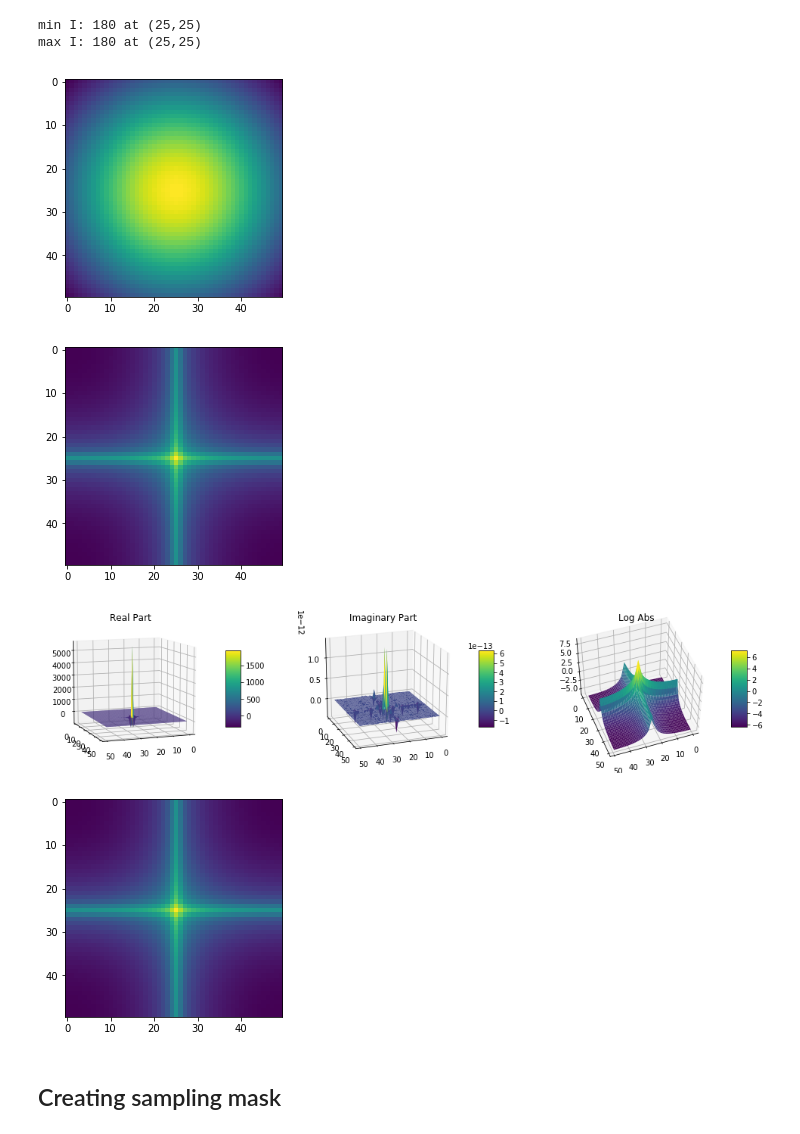
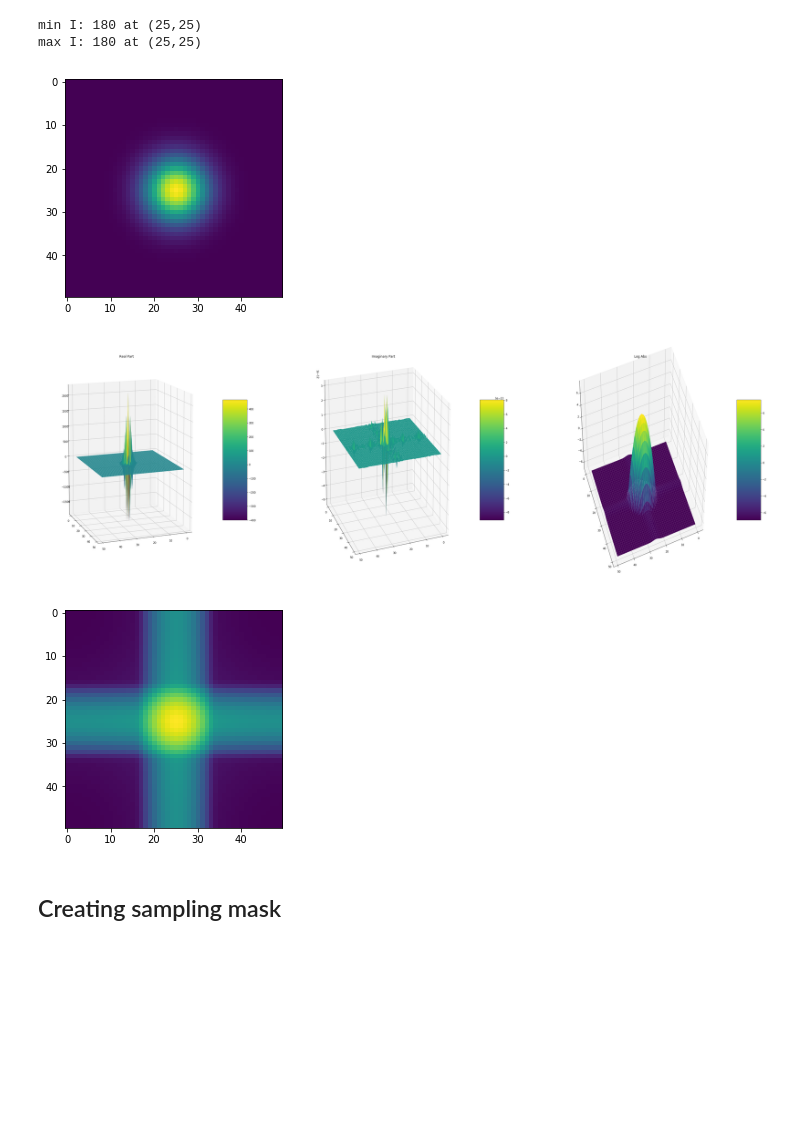
Before and after one commit to lerkoah/BayesianInterferometryIDS, a Jupyter notebook: src/main_bay_int.ipynb, the cells around one changed output. Saved outputs shown, nothing was run; the diff lists cells and outputs as text; code cells hidden in the pictures; blank space fills up the shorter version.

```diff
--- a/src/main_bay_int.ipynb
+++ b/src/main_bay_int.ipynb
@@ -26,7 +28,7 @@ MAX_VALUE = 255
 MIN_VALUE = 0
 IMAGE_SIZE_X = 50
 IMAGE_SIZE_Y = 50
-SIGMA = 20
+SIGMA = 5
 
 #I = np.ceil((MAX_VALUE - MIN_VALUE) * np.random.rand(size) + MIN_VALUE)
 #Cx = np.ceil((IMAGE_SIZE_X)/2 + SIGMA*np.random.randn(size)).astype('int')
@@ -60,7 +62,7 @@ plt.show()
 
 img = Im_sinthc #rename variable
 # %% [output]
-[figure, old version]
+[figure, new version]
 # %%
 # Calculate the spectrum
 img_fft, img_fftabs = spectrum(img)
@@ -101,38 +103,37 @@ WW = np.fft.fftshift(img_fft.imag)
 surf = ax.plot_surface(UU, VV, WW, cmap=cm.viridis)
 # Add a color bar which maps values to colors.
 fig.colorbar(surf, shrink=0.5, aspect=5)
 ax.set_title("Imaginary Part")
 
 ax.view_init(elev=20., azim = 70)
 
 # 3D plotting
 ax = fig.add_subplot(1, 3, 3, projection='3d')
 
 UU = np.arange(0,IMAGE_SIZE_X,1)
 VV = np.arange(0,IMAGE_SIZE_Y,1)
 UU, VV = np.meshgrid(UU, VV)
 WW = np.fft.fftshift(np.log(img_fftabs+0.001))
 
 
 ## Plot the surface.
 surf = ax.plot_surface(UU, VV, WW, cmap=cm.viridis)
 # Add a color bar which maps values to colors.
 fig.colorbar(surf, shrink=0.5, aspect=5)
 ax.set_title("Log Abs")
 
 ax.view_init(elev=50., azim = 70)
 
-fig.set_figheight(3.7)
-fig.set_figwidth(17)
+fig.set_figheight(17)
+fig.set_figwidth(50)
 
 plt.savefig('img_sinthc_fourier.png', format='png')
 plt.show(fig)
 
 show_fft_image(np.log(img_fftabs+1e-12), save=True, name = 'Im_fft.png')
 # %% [output]
-[figure, old version]
+[figure, new version]
-[figure, old version]
+[figure, new version]
-[figure, removed]
 # %% [markdown]
 ## Creating sampling mask
 # %% [markdown]
```
Also changed, not shown: parts of 11 cells of this notebook, 3 other files.
